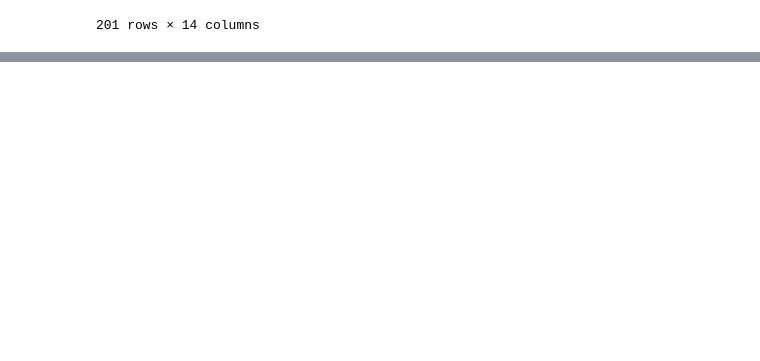
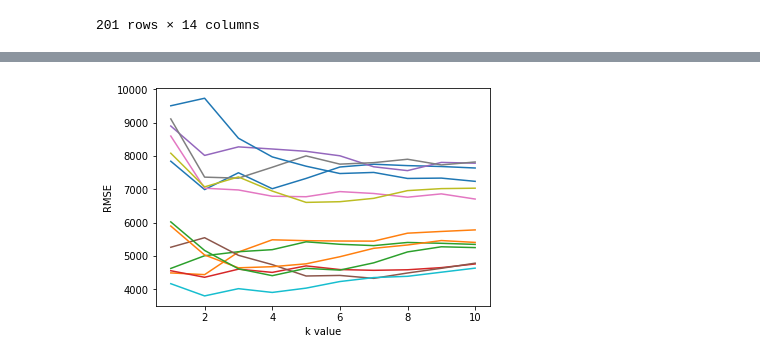
Before and after one commit to MichalRem/Data-Science-Portfolio, a Jupyter notebook: Predicting Car Prices.ipynb, the cells around one changed output, grey strips where cells are left out. Saved outputs shown, nothing was run; the diff lists cells and outputs as text; code cells hidden in the pictures; blank space fills up the shorter version.

Commit message:
K-nearest univariate neighbors model

```diff
--- a/Predicting Car Prices.ipynb
+++ b/Predicting Car Prices.ipynb
@@ -220,0 +290,16 @@ numeric_cars
+# %%
+#Let's create a graph representing the level of rmse according to the value of k.
+import matplotlib.pyplot as plt
+%matplotlib inline
+
+for k,v in k_rmse_results.items():
+    x = list(v.keys())
+    y = list(v.values())
+
+    plt.plot(x,y)
+    plt.xlabel('k value')
+    plt.ylabel('RMSE')
+
+#So far the best feature is horsepower with 2 neighbors.
+# %% [output]
+[figure, added]
```
Also changed, not shown: parts of 4 cells of this notebook.
